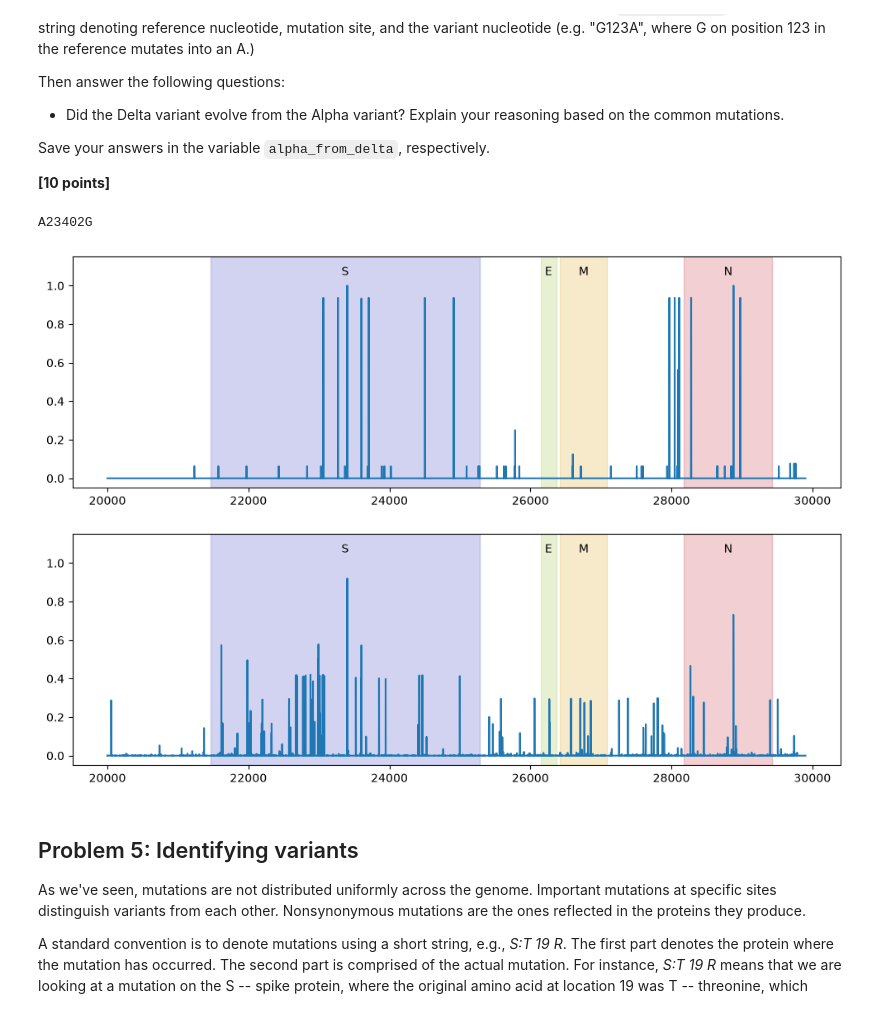
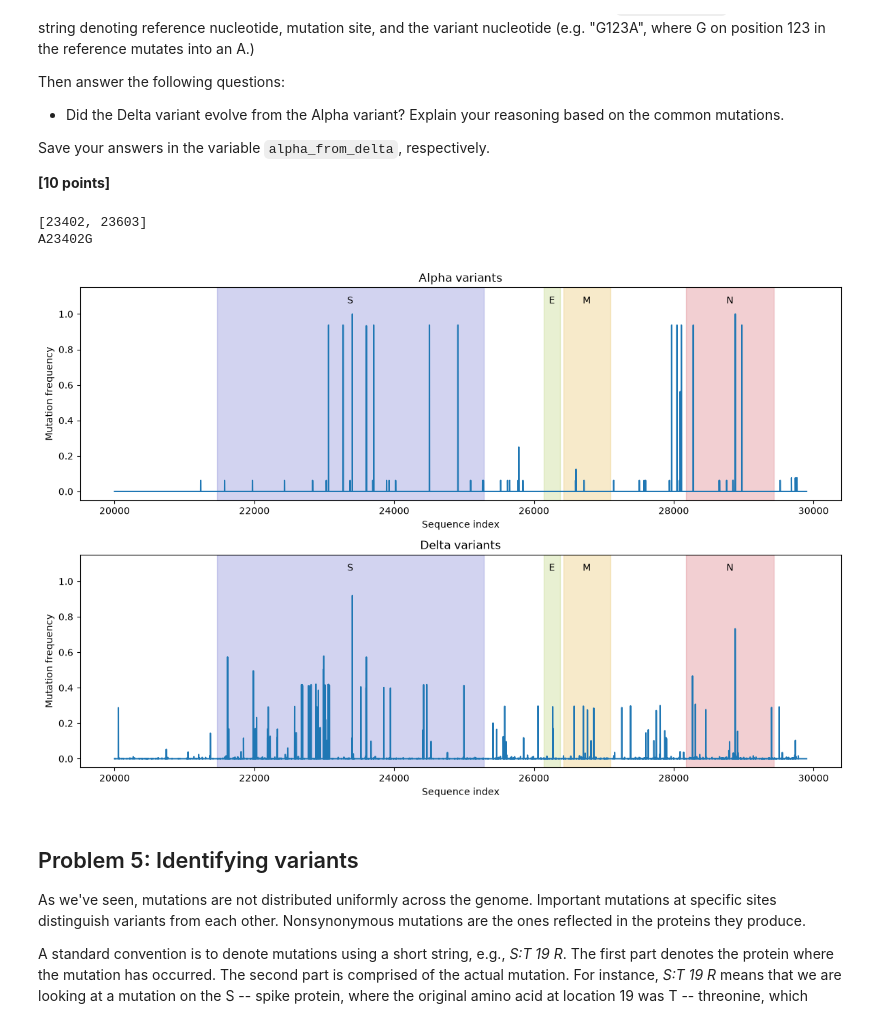
Before and after one commit to TaraMooreUNSW/assign_viral_evo, a Jupyter notebook: viral_evo_workbook.ipynb, the cells around one changed output. Drawn from its saved outputs; the diff is of its cells as text; code cells hidden in the pictures.

```diff
--- a/viral_evo_workbook.ipynb
+++ b/viral_evo_workbook.ipynb
@@ -460,7 +460,7 @@ for s in SeqIO.parse("data/p1-sars-cov-2-variants.fasta", "fasta"):
 # Calculate the nucleotide mismatches between each sequence and the reference sequence for the variant.
 # exlucde indels and N bases
 exclude = {"-", "N"}
-# mismatches = { id: {'mismatches': no. mismatches, 'depth': total seqs searched }
+# mismatches = { id: {'mismatches': no. mismatches, 'depth': total seqs searched, 'bases': set of bases seen that don't match ref seq base}
 mismatches = {}
 
 # mismatches at nucleotide position
@@ -480,11 +480,12 @@ for seq_id, seq_info in seqs.items():
         if var_type == "Alpha":
             mismatch_nt_position_alpha[index]["mismatches"] += 1 if ref_pair != seq_pair else 0
             mismatch_nt_position_alpha[index]["depth"] += 1
-            mismatch_nt_position_alpha[index]["bases"].add(seq_pair)
+            mismatch_nt_position_alpha[index]["bases"].update((seq_pair,) if ref_pair != seq_pair else ())
         else:
             mismatch_nt_position_delta[index]["mismatches"] += 1 if ref_pair != seq_pair else 0
             mismatch_nt_position_delta[index]["depth"] += 1
-            mismatch_nt_position_delta[index]["bases"].add(seq_pair)
+            # mismatch_nt_position_delta[index]["bases"].add(seq_pair)
+            mismatch_nt_position_delta[index]["bases"].update((seq_pair,) if ref_pair != seq_pair else ())
 
     mismatches[seq_id] = no_mismatches
 
@@ -523,7 +524,14 @@ fig, (ax1, ax2) = plt.subplots(2,1, figsize=(12,8), sharey=True)
 x_axis = len(ref_seq)
 
 ax1.plot(range(position_start, x_axis), mutation_frequencies_alpha[position_start:])
+ax1.set_title("Alpha variants")
+ax1.set_ylabel("Mutation frequency")
+ax1.set_xlabel("Sequence index")
+
 ax2.plot(range(position_start, x_axis), mutation_frequencies_delta[position_start:])
+ax2.set_title("Delta variants")
+ax2.set_ylabel("Mutation frequency")
+ax2.set_xlabel("Sequence index")
 
 cmap = plt.get_cmap('tab20b').colors[2::4]
 location_colours = {name: cmap[i] for i, name in enumerate(gene_locations)}
@@ -558,38 +566,39 @@ for pos, freq in enumerate(mutation_frequencies_alpha[s_start:s_stop], start=s_s
 for pos, freq in enumerate(mutation_frequencies_delta[s_start:s_stop], start=s_start):
     if freq > 0.5:
         vital_mut_delta.append(pos)
 
 # Find indices (based on ref genome) of each site on the S gene where mutations occurred in both variants.
 vital_mut_both = list(set(vital_mut_alpha) & set(vital_mut_delta))
+print(vital_mut_both)
 
 # Store your plot in the `problem3.svg` and make it visually appealing.
+plt.tight_layout()
 plt.savefig('problem3.svg')
 
 # Store the only same mutation into the `same_mutation` variable as a string denoting reference nucleotide, mutation site, and the variant nucleotide
-# (e.g. "G123A", where G on position 123 in the reference mutates into an A.)
 same_mutation_str = f""
 for vital_mut in vital_mut_both:
     ref_base = ref_seq[vital_mut]
 
     mismatch_info_alpha = mismatch_nt_position_alpha[vital_mut]
-    mismatch_bases_alpha = {base for base in mismatch_info_alpha["bases"] if base not in {ref_base}} # remove base if matching ref_base
+    mismatch_bases_alpha = mismatch_info_alpha["bases"]
 
     mismatch_info_delta = mismatch_nt_position_delta[vital_mut]
-    mismatch_bases_delta = {base for base in mismatch_info_delta["bases"] if base not in {ref_base}} # remove base if matching ref_base
-
+    mismatch_bases_delta = mismatch_info_delta["bases"]
 
     shared_mut = set(mismatch_bases_alpha) & set(mismatch_bases_delta)
     mutation = {mut for mut in shared_mut if mut != ref_base}
 
     if mutation:
         mut_base = next(iter(mutation))
         same_mutation_str = f"{ref_base}{vital_mut}{mut_base}"
         break
 
 print(same_mutation_str)
 # %% [output]
+[23402, 23603]
 A23402G
-[figure, old version]
+[figure, new version]
 # %%
 mutations_in_both_variants = [23402, 23603]
 same_mutation = "A23402G" # write your mutation in the form of f"{reference nt}{site number}{variant nt}"
```
Also changed, not shown: 1 other file.
